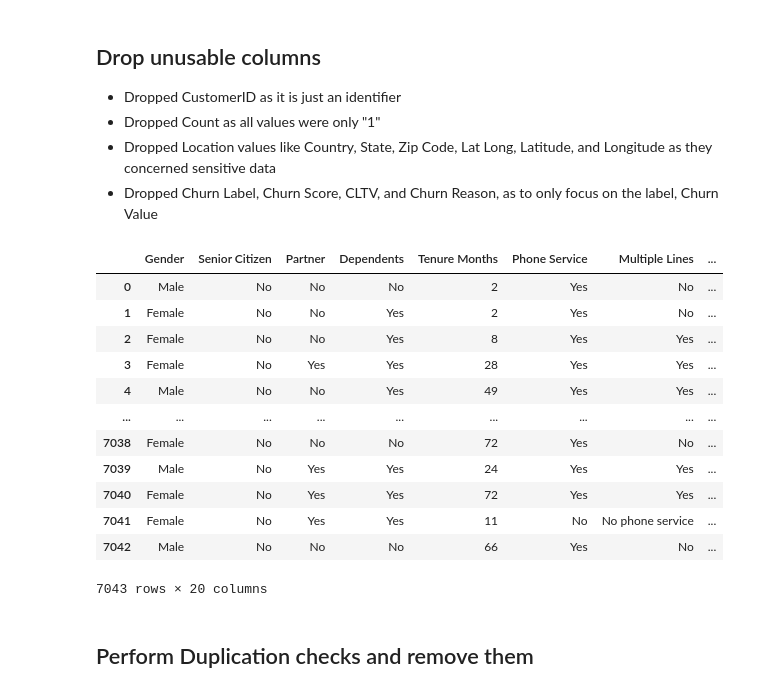
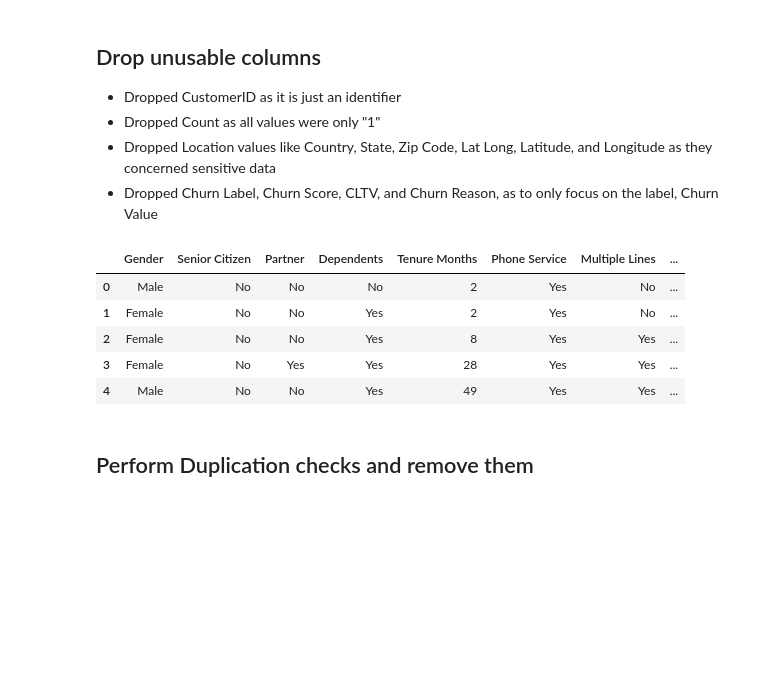
Before and after one commit to ZacharySoo01/I310D_FinalProject, a Jupyter notebook: I310D_FinalProject.ipynb, the cells around one changed output. Saved outputs shown, nothing was run; the diff lists cells and outputs as text; code cells hidden in the pictures; blank space fills up the shorter version.

Commit message:
Updated the Transform Columns section

```diff
--- a/I310D_FinalProject.ipynb
+++ b/I310D_FinalProject.ipynb
@@ -55,22 +57,15 @@ Number of unique values: 20
 # %%
 churn_data_df = churn_data_df.drop(["CustomerID","City","Count","Country","State","Zip Code", "Lat Long", "Latitude","Longitude"], axis = 1)
 churn_data_df = churn_data_df.drop(["Churn Reason","CLTV","Churn Score","Churn Label"], axis = 1)
 
-churn_data_df
+churn_data_df.head()
 # %% [output]
 |  | Gender | Senior Citizen | Partner | Dependents | Tenure Months | Phone Service | Multiple Lines | ... |
 | 0 | Male | No | No | No | 2 | Yes | No | ... |
 | 1 | Female | No | No | Yes | 2 | Yes | No | ... |
 | 2 | Female | No | No | Yes | 8 | Yes | Yes | ... |
 | 3 | Female | No | Yes | Yes | 28 | Yes | Yes | ... |
 | 4 | Male | No | No | Yes | 49 | Yes | Yes | ... |
-| ... | ... | ... | ... | ... | ... | ... | ... | ... |
-| 7038 | Female | No | No | No | 72 | Yes | No | ... |
-| 7039 | Male | No | Yes | Yes | 24 | Yes | Yes | ... |
-| 7040 | Female | No | Yes | Yes | 72 | Yes | Yes | ... |
-| 7041 | Female | No | Yes | Yes | 11 | No | No phone service | ... |
-| 7042 | Male | No | No | No | 66 | Yes | No | ... |
-7043 rows × 20 columns
 # %% [markdown]
 ## Perform Duplication checks and remove them
 # %%
```
Also changed, not shown: parts of 13 cells of this notebook.
